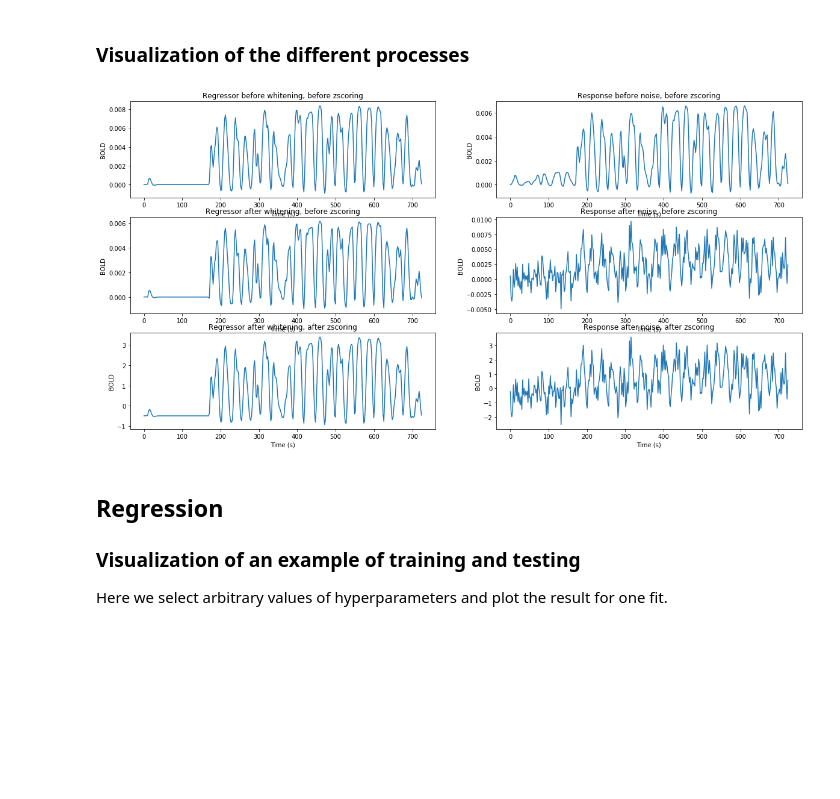
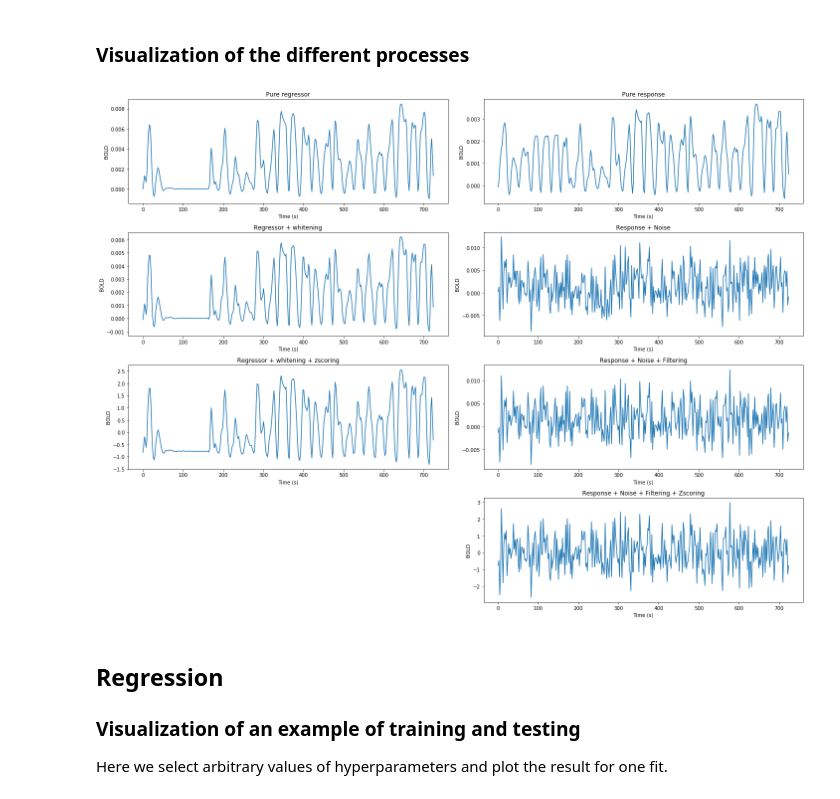
Before and after one commit to sebastiendemortain/neural-coding-of-probabilities, a Jupyter notebook: simulation_results.ipynb, the cells around one changed output. Cells and saved outputs as stored; diff of their text form; code cells hidden in the pictures; blank space fills up the shorter version.

```diff
--- a/simulation_results.ipynb
+++ b/simulation_results.ipynb
@@ -51,6 +50,8 @@ Here are the properties related to :
 - the SNR
 - the type of linear regression performed
 # %%
+# All parameters are here
+
 # Define the seed to reproduce results from random processes
 rand.seed(5);
 
@@ -80,7 +81,7 @@ tc_upper_bound_conf = 2.6
 n_N = len(N_array)
 
 # The number of fractions tested (related to W)
-n_fractions = 1000# Optimal value : 4000
+n_fractions = 1335
 
 # Sparsity exponents
 sparsity_exp_array = np.array([1, 2, 4, 8])
@@ -293,4 +309,5 @@ Creation of y from X to save computational ressources.
 # %%
+# Creation of y from X to save computational resources
 # Initialization of the response vectors
 y = [[[[[None for k_session in range(n_sessions)] for k_subject in range(n_subjects)] for k_fraction in range(n_fractions)]
 for k_true_N in range(n_N)] for k_scheme in range(n_schemes)]
@@ -360,10 +377,9 @@ for k_scheme in range(n_schemes):
                     population_fraction = np.array([1, 1])
 
                 # Generate the data from the voxel
-                true_voxel = voxel(true_scheme, population_fraction, subpopulation_fraction,
-                                   [true_tc_mu, true_tc_conf])
+                true_voxel = voxel(true_scheme, population_fraction, subpopulation_fraction, true_tc)
                 n_true_features = n_population * true_N
-                weights_tmp = np.reshape(true_voxel.weights, (n_true_features,))
+                weights_tmp = copy.deepcopy(np.reshape(true_voxel.weights, (n_true_features,)))
 
                 ### LOOP OVER THE SUBJECTS
                 for k_subject in range(n_subjects):
@@ -376,7 +392,7 @@ for k_scheme in range(n_schemes):
                             # We use X to compute y order to save some computation time
                             # Temporary variables to lighten the reading
                             X_tmp = copy.deepcopy(X[k_scheme][k_true_N][k_subject][k_session])
-                            y_tmp = copy.deepcopy(np.dot(X_tmp, weights_tmp))
+                            y_tmp = copy.deepcopy(np.matmul(X_tmp, weights_tmp))
 
                             # Allocation of the tensor
                             y[k_scheme][k_true_N][fraction_counter][k_subject][
@@ -389,9 +405,7 @@ y_without_noise = copy.deepcopy(y)
 # %% [markdown]
 ### Noise injection in the responses
 # %%
-# Initialization of the response vectors
-y_with_noise = [[[[[None for k_session in range(n_sessions)] for k_subject in range(n_subjects)] for k_fraction in range(n_fractions)]
-for k_true_N in range(n_N)] for k_scheme in range(n_schemes)]
+# Noise injection
 
 # Compute the amplitude of the noise
 for k_scheme, k_true_N in itertools.product(range(n_schemes), range(n_N)):
@@ -408,6 +453,7 @@ y_with_noise = copy.deepcopy(y)
 # %% [markdown]
 ### Z-scoring of design matrices and responses
 # %%
+# Z-scoring of X and y
 # Initialization
 Xz = [[[[None for k_session in range(n_sessions)] for k_subject in range(n_subjects)] for k_fit_N in range(n_N)]
      for k_scheme in range(n_schemes)]
@@ -438,7 +484,7 @@ for k_scheme, k_fit_N, k_subject in itertools.product(range(n_schemes), range(n_
     # End of z-scoring
 
 
-for k_scheme, k_true_N, k_fraction, k_subject, k_session in itertools.product(range(n_schemes), range(n_N), range(n_fractions), range(n_subjects), range(n_sessions)):
+for k_scheme, k_true_N, k_fraction, k_subject in itertools.product(range(n_schemes), range(n_N), range(n_fractions), range(n_subjects)):
     # Z-scoring of y
     y_mean = np.mean(np.concatenate(np.asarray(y[k_scheme][k_true_N][k_fraction][k_subject]),
                                     axis=0), axis=0)
@@ -460,10 +506,11 @@ for k_scheme, k_true_N, k_fraction, k_subject in itertools.product(range(n_schem
 
 ### Visualization of the different processes
 # %%
+# PICK HERE WHICH REGRESSOR AND RESPONSE TO VISUALIZE
 ####################################################
 k_scheme = 0
-k_N = 2
-k_fraction = 18
+k_N = 1
+k_fraction = 9
 k_subject = 0
 k_session = 3
 i = 1   # Index of the regressor to visualize
@@ -471,54 +518,61 @@ i = 1   # Index of the regressor to visualize
 
 y1_plot = copy.deepcopy(y_without_noise[k_scheme][k_N][k_fraction][k_subject][k_session])
 y2_plot = copy.deepcopy(y_with_noise[k_scheme][k_N][k_fraction][k_subject][k_session])
-y3_plot = copy.deepcopy(yz[k_scheme][k_N][k_fraction][k_subject][k_session])
+y3_plot = copy.deepcopy(y_after_filtering[k_scheme][k_N][k_fraction][k_subject][k_session])
+y4_plot = copy.deepcopy(yz[k_scheme][k_N][k_fraction][k_subject][k_session])
 
 x1_plot = copy.deepcopy(X_before_whitening[k_scheme][k_N][k_subject][k_session][:, i])
 x2_plot = copy.deepcopy(X_after_whitening[k_scheme][k_N][k_subject][k_session][:, i])
 x3_plot = copy.deepcopy(Xz[k_scheme][k_N][k_subject][k_session][:, i])
 
-fig = plt.figure(figsize=(20, 10))
+fig = plt.figure(figsize=(20, 15))
 
-ax_up = fig.add_subplot(321)
+ax_up = fig.add_subplot(421)
 between_scans_time = 2.0
 ax_up.set_xlabel('Time (s)')
 ax_up.set_ylabel('BOLD')
-ax_up.set_title('Regressor before whitening, before zscoring')
+ax_up.set_title('Pure regressor')
 ax_up.plot(np.linspace(0, between_scans_time*len(x1_plot), len(x1_plot)), x1_plot)
 
-ax_down = fig.add_subplot(323)
+ax_down = fig.add_subplot(423)
 ax_down.set_xlabel('Time (s)')
 ax_down.set_ylabel('BOLD')
-ax_down.set_title('Regressor after whitening, before zscoring')
+ax_down.set_title('Regressor + whitening')
 ax_down.plot(np.linspace(0, between_scans_time*len(x2_plot), len(x2_plot)), x2_plot)
 
-ax_down = fig.add_subplot(325)
+ax_down = fig.add_subplot(425)
 ax_down.set_xlabel('Time (s)')
 ax_down.set_ylabel('BOLD')
-ax_down.set_title('Regressor after whitening, after zscoring')
+ax_down.set_title('Regressor + whitening + zscoring')
 ax_down.plot(np.linspace(0, between_scans_time*len(x3_plot), len(x3_plot)), x3_plot)
 
-ax1 = fig.add_subplot(322)
+ax1 = fig.add_subplot(422)
 ax1.plot(np.linspace(0, between_scans_time*len(y1_plot), len(y1_plot)), y1_plot)
 ax1.set_xlabel('Time (s)')
 ax1.set_ylabel('BOLD')
-ax1.set_title('Response before noise, before zscoring')
+ax1.set_title('Pure response')
 
-ax2 = fig.add_subplot(324)
+ax2 = fig.add_subplot(424)
 ax2.plot(np.linspace(0, between_scans_time*len(y2_plot), len(y2_plot)), y2_plot)
 ax2.set_xlabel('Time (s)')
 ax2.set_ylabel('BOLD')
-ax2.set_title('Response after noise, before zscoring')
+ax2.set_title('Response + Noise')
 
-ax2 = fig.add_subplot(326)
-ax2.plot(np.linspace(0, between_scans_time*len(y3_plot), len(y3_plot)), y3_plot)
-ax2.set_xlabel('Time (s)')
-ax2.set_ylabel('BOLD')
-ax2.set_title('Response after noise, after zscoring')
+ax3 = fig.add_subplot(426)
+ax3.plot(np.linspace(0, between_scans_time*len(y3_plot), len(y3_plot)), y3_plot)
+ax3.set_xlabel('Time (s)')
+ax3.set_ylabel('BOLD')
+ax3.set_title('Response + Noise + Filtering')
 
+ax4 = fig.add_subplot(428)
+ax4.plot(np.linspace(0, between_scans_time*len(y4_plot), len(y4_plot)), y4_plot)
+ax4.set_xlabel('Time (s)')
+ax4.set_ylabel('BOLD')
+ax4.set_title('Response + Noise + Filtering + Zscoring')
+fig.tight_layout()
 plt.show()
 # %% [output]
-[figure, old version]
+[figure, new version]
 # %% [markdown]
 ## Regression
 
```
Also changed, not shown: parts of 15 cells of this notebook, 1 other file.
